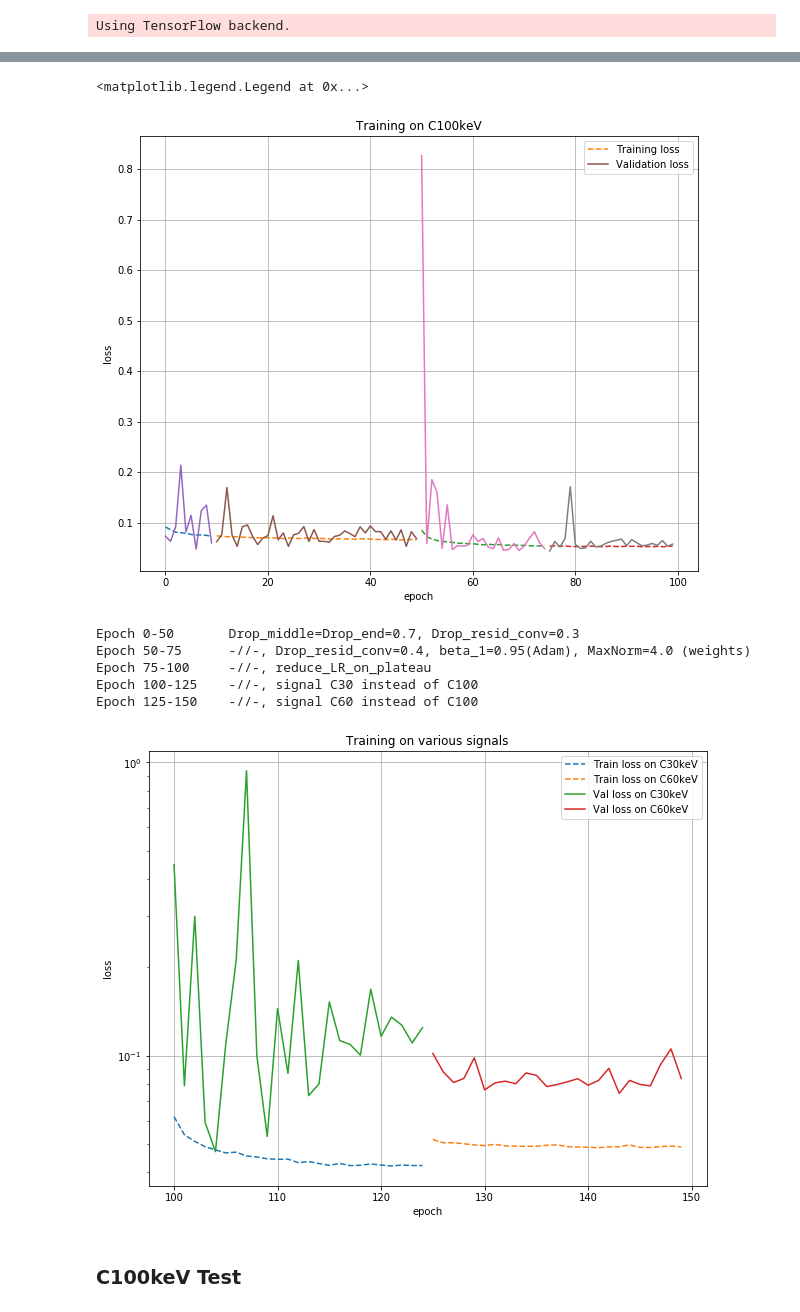
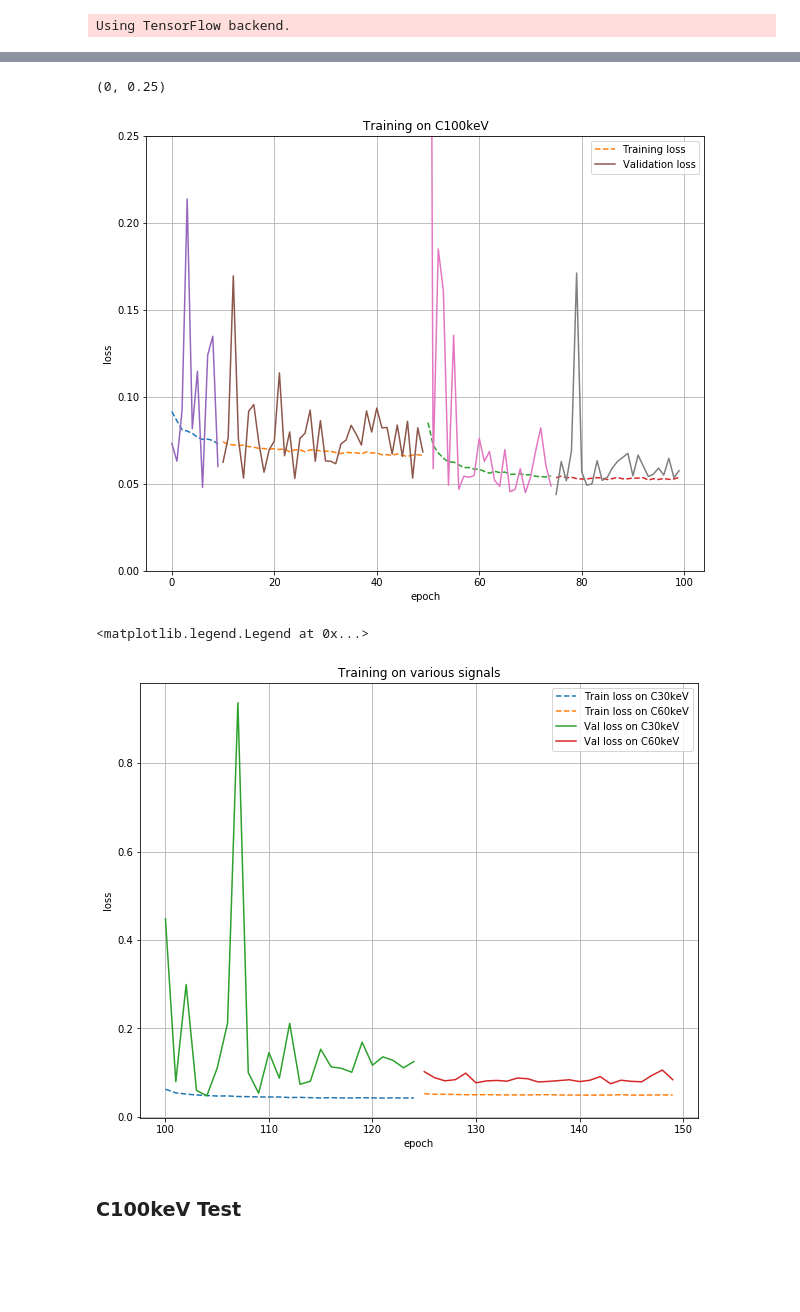
Before and after one commit to altairjericho/NEWS-phd, a Jupyter notebook: CNN/plots.ipynb, the cells around one changed output, grey strips where cells are left out. Saved outputs shown, nothing was run; the diff lists cells and outputs as text; code cells hidden in the pictures; blank space fills up the shorter version.

```diff
--- a/CNN/plots.ipynb
+++ b/CNN/plots.ipynb
@@ -32,37 +65,25 @@ loss, valoss, rocs = load_outputs(epochs=['10','50','75','100','125','150'])
 # %%
 plt.figure(figsize=(10,8))
 plt.grid()
 plt.xlabel('epoch')
 plt.ylabel('loss')
 plt.title('Training on C100keV')
 
 plt.plot(range(10),loss['10'],'--')
 plt.plot(range(10,50),loss['50'],'--', label='Training loss')
 plt.plot(range(50,75),loss['75'],'--')
 plt.plot(range(75,100),loss['100'],'--')
 
 plt.plot(range(10),valoss['10'])
 plt.plot(range(10,50),valoss['50'], label='Validation loss')
 plt.plot(range(50,75),valoss['75'])
 plt.plot(range(75,100),valoss['100'])
 
 plt.legend()
-#plt.yscale('log')
+plt.ylim((0,0.25))
 # %% [output]
-<matplotlib.legend.Legend at 0x...>
+(0, 0.25)
-[figure, old version]
+[figure, new version]
-# %%
-print('''Epoch 0-50\t Drop_middle=Drop_end=0.7, Drop_resid_conv=0.3
-Epoch 50-75\t -//-, Drop_resid_conv=0.4, beta_1=0.95(Adam), MaxNorm=4.0 (weights)
-Epoch 75-100\t -//-, reduce_LR_on_plateau
-Epoch 100-125\t -//-, signal C30 instead of C100
-Epoch 125-150\t -//-, signal C60 instead of C100''')
-# %% [output]
-Epoch 0-50       Drop_middle=Drop_end=0.7, Drop_resid_conv=0.3
-Epoch 50-75      -//-, Drop_resid_conv=0.4, beta_1=0.95(Adam), MaxNorm=4.0 (weights)
-Epoch 75-100     -//-, reduce_LR_on_plateau
-Epoch 100-125    -//-, signal C30 instead of C100
-Epoch 125-150    -//-, signal C60 instead of C100
 # %%
 plt.figure(figsize=(10,8))
 plt.grid()
@@ -77,9 +98,10 @@ plt.plot(range(100,125),valoss['125'], label='Val loss on C30keV')
 plt.plot(range(125,150),valoss['150'], label='Val loss on C60keV')
 
 plt.legend()
-plt.yscale('log')
+#plt.yscale('log')
 # %% [output]
+<matplotlib.legend.Legend at 0x...>
-[figure, old version]
+[figure, new version]
 # %% [markdown]
 ### C100keV Test
 # %%
```
Also changed, not shown: parts of 4 cells of this notebook.
